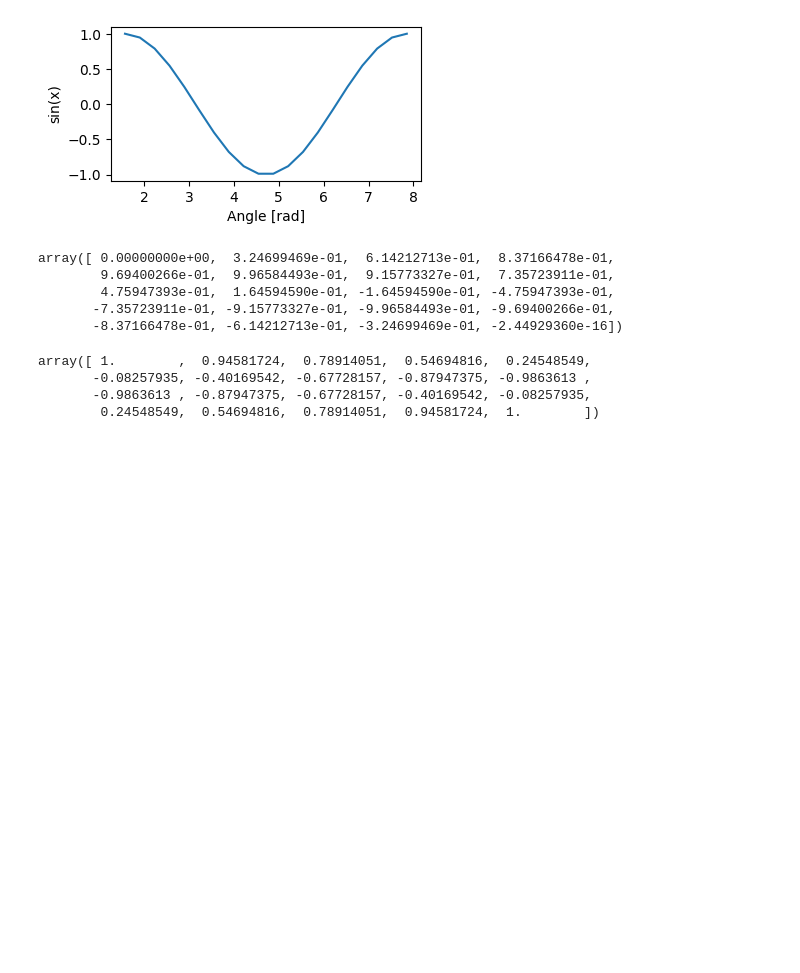
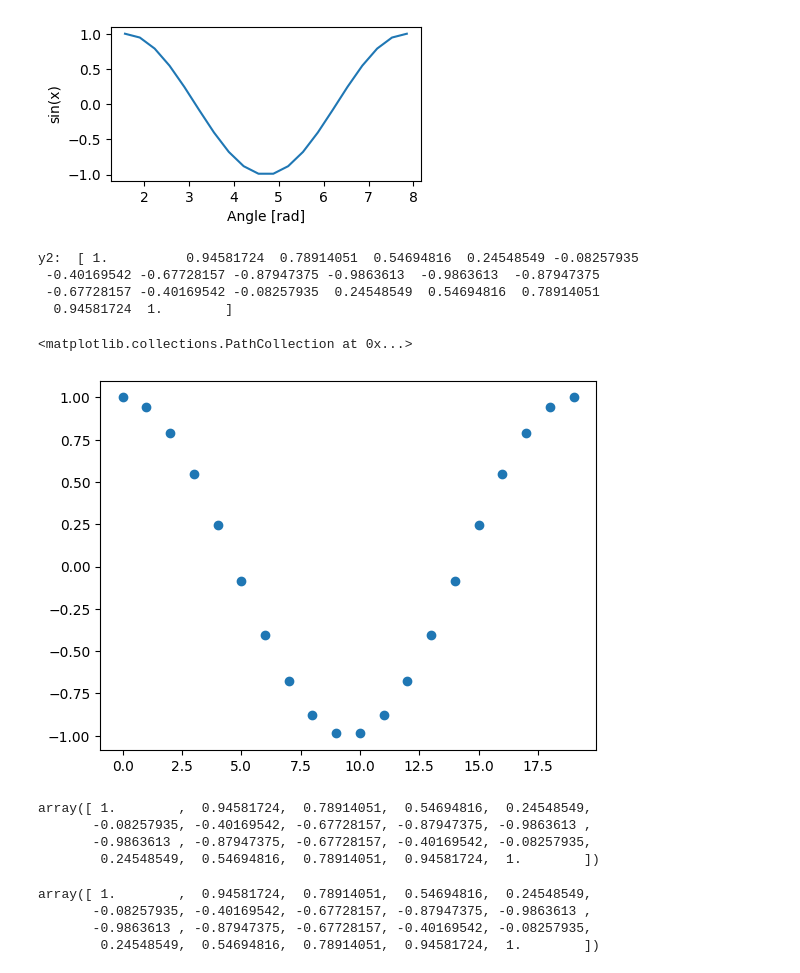
Before and after one commit to Leung555/OmniIsaacGymEnvs, a Jupyter notebook: omniisaacgymenvs/ES/notebook.ipynb, the cells around one changed output. Drawn from its saved outputs; the diff is of its cells as text; code cells hidden in the pictures; blank space fills up the shorter version.

```diff
--- a/omniisaacgymenvs/ES/notebook.ipynb
+++ b/omniisaacgymenvs/ES/notebook.ipynb
@@ -450,14 +476,31 @@ plt.show()
 # %% [output]
 [figure]
 [figure]
-# %%
-y1
-# %% [output]
-array([ 0.00000000e+00,  3.24699469e-01,  6.14212713e-01,  8.37166478e-01,
-        9.69400266e-01,  9.96584493e-01,  9.15773327e-01,  7.35723911e-01,
-        4.75947393e-01,  1.64594590e-01, -1.64594590e-01, -4.75947393e-01,
-       -7.35723911e-01, -9.15773327e-01, -9.96584493e-01, -9.69400266e-01,
-       -8.37166478e-01, -6.14212713e-01, -3.24699469e-01, -2.44929360e-16])
+# %%
+x = np.linspace(0, 2*np.pi, 20)
+y1 = np.sin(x)
+x = np.linspace(np.pi/2, 3*(np.pi)-np.pi/2, 20)
+y2 = np.sin(x)
+print('y2: ', y2)
+ze = np.zeros_like(y1)
+# %% [output]
+y2:  [ 1.          0.94581724  0.78914051  0.54694816  0.24548549 -0.08257935
+ -0.40169542 -0.67728157 -0.87947375 -0.9863613  -0.9863613  -0.87947375
+ -0.67728157 -0.40169542 -0.08257935  0.24548549  0.54694816  0.78914051
+  0.94581724  1.        ]
+# %%
+y1
+plt.scatter(range(20), y2)
+# %% [output]
+<matplotlib.collections.PathCollection at 0x...>
+[figure, added]
+# %%
+y2
+# %% [output]
+array([ 1.        ,  0.94581724,  0.78914051,  0.54694816,  0.24548549,
+       -0.08257935, -0.40169542, -0.67728157, -0.87947375, -0.9863613 ,
+       -0.9863613 , -0.87947375, -0.67728157, -0.40169542, -0.08257935,
+        0.24548549,  0.54694816,  0.78914051,  0.94581724,  1.        ])
 # %%
 y2
 # %% [output]
```
Also changed, not shown: parts of 3 cells of this notebook, 4 other files.
